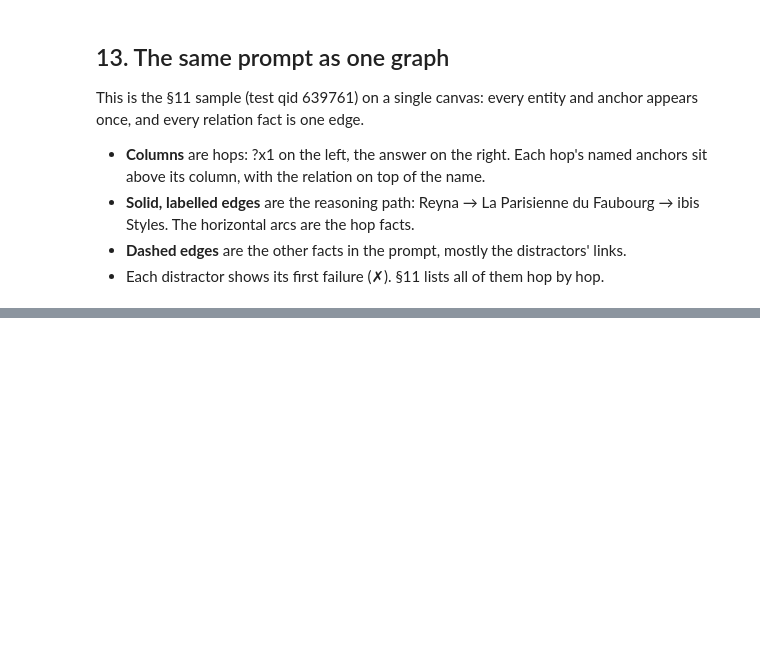
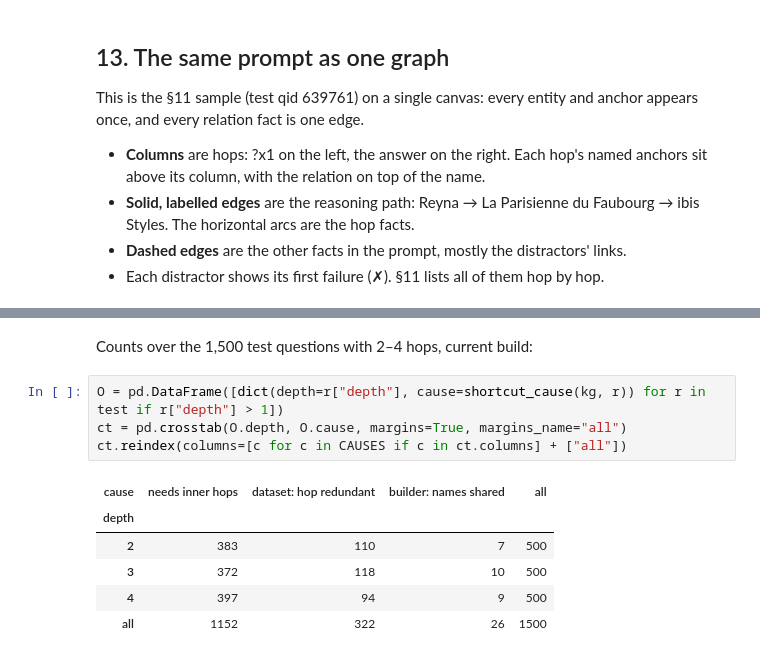
Before and after one commit to MariusAAROS/DFM-HRM-Text, a Jupyter notebook: notebooks/osm.ipynb, the cells around one changed output, grey strips where cells are left out. Saved outputs shown, nothing was run; the diff lists cells and outputs as text; blank space fills up the shorter version.

```diff
--- a/notebooks/osm.ipynb
+++ b/notebooks/osm.ipynb
@@ -1057,0 +1223,13 @@ plt.show()
+# %% [markdown]
+Counts over the 1,500 test questions with 2–4 hops, current build:
+# %%
+O = pd.DataFrame([dict(depth=r["depth"], cause=shortcut_cause(kg, r)) for r in test if r["depth"] > 1])
+ct = pd.crosstab(O.depth, O.cause, margins=True, margins_name="all")
+ct.reindex(columns=[c for c in CAUSES if c in ct.columns] + ["all"])
+# %% [output]
+| cause | needs inner hops | dataset: hop redundant | builder: names shared | all |
+| depth |  |  |  |  |
+| 2 | 383 | 110 | 7 | 500 |
+| 3 | 372 | 118 | 10 | 500 |
+| 4 | 397 | 94 | 9 | 500 |
+| all | 1152 | 322 | 26 | 1500 |
```
Also changed, not shown: parts of 11 cells of this notebook, 5 other files.
